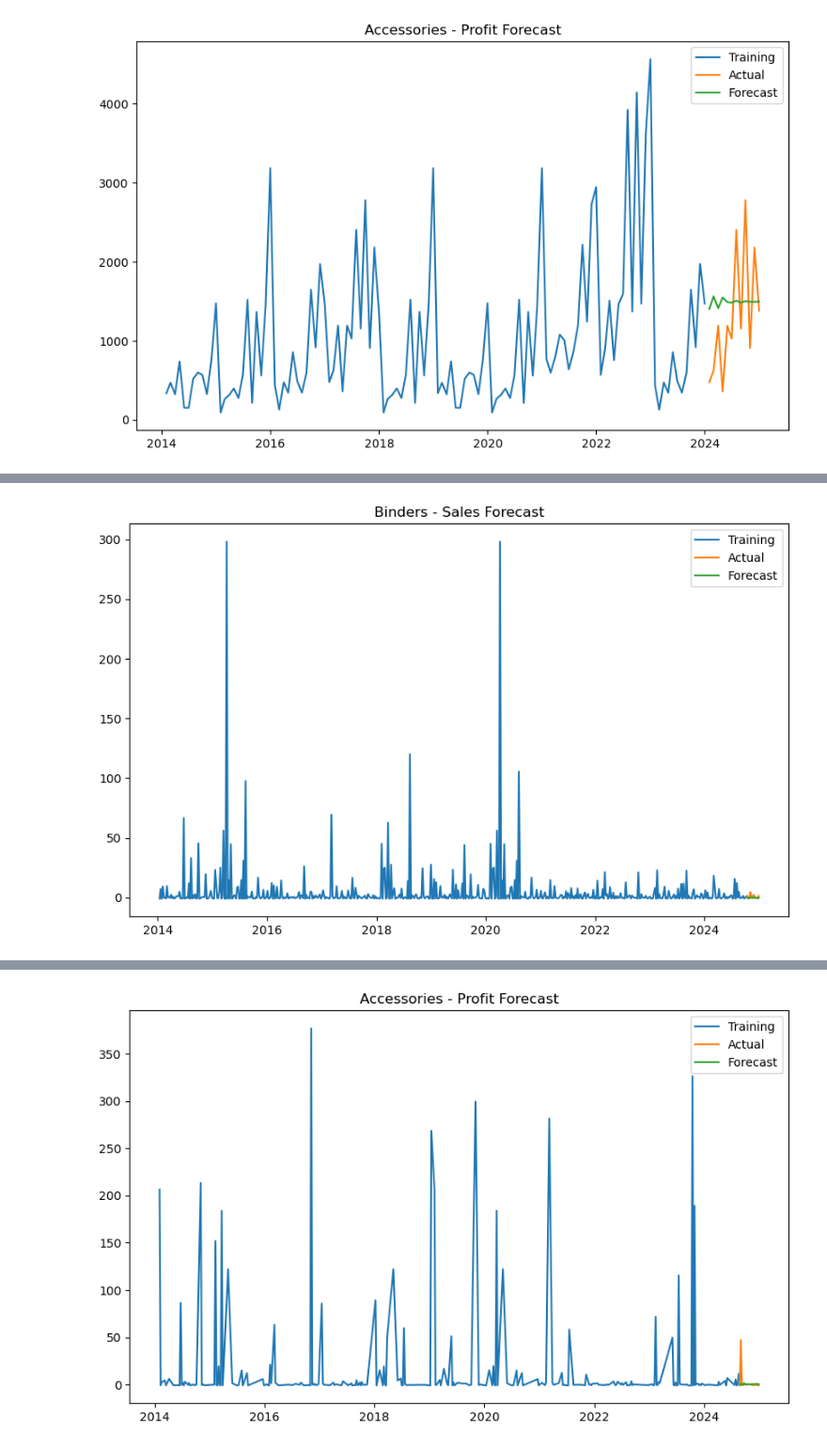
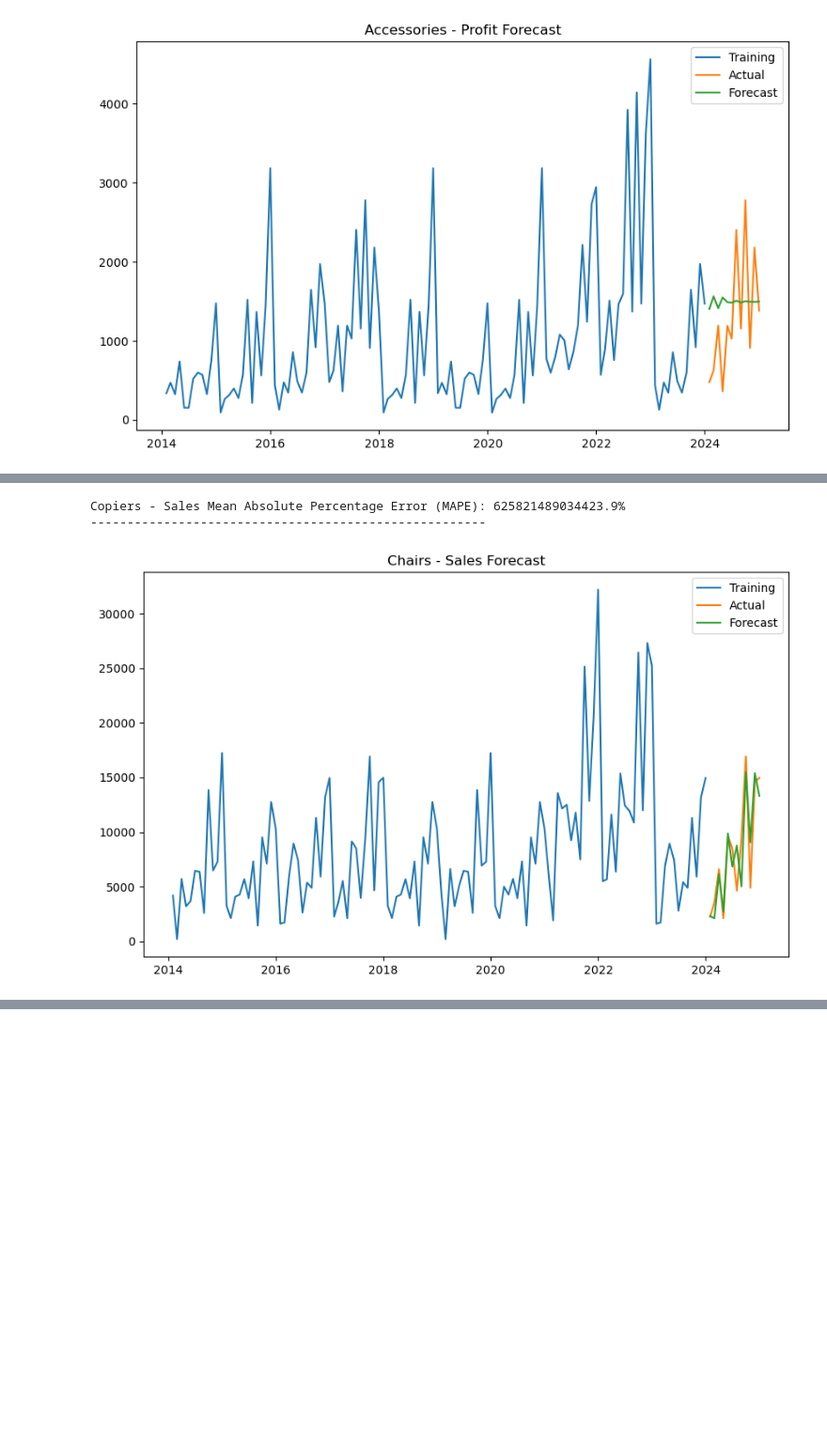
Before and after one commit to abzzer/Forecast-Peak-Ai, a Jupyter notebook: Forecast.ipynb, the cells around one changed output, grey strips where cells are left out. Shown at 94% size. Drawn from its saved outputs; the diff is of its cells as text; code cells hidden in the pictures; blank space fills up the shorter version.

Commit message:
final model

```diff
--- a/Forecast.ipynb
+++ b/Forecast.ipynb
@@ -230,6 +278,10 @@ for sub_category in subcategories_profit:
 [figure]
 # %%
 import pandas as pd
+from statsmodels.tsa.statespace.sarimax import SARIMAX
+import matplotlib.pyplot as plt
+from sklearn.metrics import mean_absolute_error, mean_squared_error
+import numpy as np
 
 # Load the CSV file
 file_path_csv = 'Superstore Dataset.csv'
@@ -241,19 +293,17 @@ orders_csv['Order Date'] = pd.to_datetime(orders_csv['Order Date'], dayfirst=Tru
 # Fill missing values
 orders_csv = orders_csv.fillna(0)
 
-# Filter the data for the specified sub-categories by sales
-subcategories_sales = ['Copiers', 'Binders', 'Chairs']
+# Filter the data for the specified sub-categories by sales and profit
+subcategories_sales = ['Copiers', 'Chairs']
+subcategories_profit = ['Copiers', 'Binders', 'Accessories']
 sales_data = orders_csv[orders_csv['Sub-Category'].isin(subcategories_sales)]
-
-# Filter the data for the specified sub-categories by profit
-subcategories_profit = ['Copiers', 'Binders', 'Accessories']
 profit_data = orders_csv[orders_csv['Sub-Category'].isin(subcategories_profit)]
 
-# Aggregate sales data by sub-category and week
-sales_data_agg = sales_data.groupby([pd.Grouper(key='Order Date', freq='W-MON'), 'Sub-Category'])['Sales'].sum().unstack().fillna(0)
+# Aggregate sales data by sub-category and month
+sales_data_agg = sales_data.groupby([pd.Grouper(key='Order Date', freq='M'), 'Sub-Category'])[['Sales', 'Discount']].sum().unstack().fillna(0)
 
-# Aggregate profit data by sub-category and week
-profit_data_agg = profit_data.groupby([pd.Grouper(key='Order Date', freq='W-MON'), 'Sub-Category'])['Profit'].sum().unstack().fillna(0)
+# Aggregate profit data by sub-category and month
+profit_data_agg = profit_data.groupby([pd.Grouper(key='Order Date', freq='M'), 'Sub-Category'])[['Profit', 'Discount']].sum().unstack().fillna(0)
 
 # Display the aggregated sales data and profit data
 print(sales_data_agg.head())
@@ -305,42 +328,45 @@ Order Date
 # %%
-from statsmodels.tsa.arima.model import ARIMA
-import matplotlib.pyplot as plt
-
-# Function to fit ARIMA model and plot forecasts
-def fit_arima_and_forecast(data, sub_category, column_name):
-    y = data[sub_category]
+# Function to fit ARIMAX model, plot forecasts, and evaluate accuracy
+def fit_arimax_and_forecast(data, sub_category, column_name):
+    y = data[(column_name, sub_category)]
+    X = data[('Discount', sub_category)]
 
     # Train-test split
-    train = y[:-12]
-    test = y[-12:]
+    train_y = y[:-12]
+    test_y = y[-12:]
+    train_X = X[:-12]
+    test_X = X[-12:]
 
-    # Fit ARIMA model
-    model = ARIMA(train, order=(5,1,0))
-    model_fit = model.fit()
+    # Fit ARIMAX model
+    model = SARIMAX(train_y, exog=train_X, order=(5,1,0))
+    model_fit = model.fit(disp=False)
 
     # Forecast
-    forecast = model_fit.forecast(steps=12)
-    forecast.index = test.index
-
-    # Reverse the log transformation
-    forecast = np.expm1(forecast)
-    train = np.expm1(train)
-    test = np.expm1(test)
+    forecast = model_fit.forecast(steps=12, exog=test_X)
+    forecast.index = test_y.index
 
     # Plot results
     plt.figure(figsize=(10, 6))
-    plt.plot(train, label='Training')
-    plt.plot(test, label='Actual')
+    plt.plot(train_y, label='Training')
+    plt.plot(test_y, label='Actual')
     plt.plot(forecast, label='Forecast')
     plt.title(f'{sub_category} - {column_name} Forecast')
     plt.legend()
     plt.show()
 
-# Apply ARIMA model for each sub-category by sales
-for sub_category in subcategories_sales:
-    fit_arima_and_forecast(sales_data_agg_diff, sub_category, 'Sales')
+    # Evaluate the model
+    epsilon = 1e-10  # small constant to avoid division by zero
+    mape = (abs((test_y - forecast) / (test_y + epsilon)) * 100).mean()
 
-# Apply ARIMA model for each sub-category by profit
-for sub_category in subcategories_profit:
-    fit_arima_and_forecast(profit_data_agg_diff, sub_category, 'Profit')
+    print(f'{sub_category} - {column_name} Mean Absolute Percentage Error (MAPE): {mape}%')
+    print('------------------------------------------------------')
+
+# Apply ARIMAX model for 'Copiers' and 'Chairs' by sales
+fit_arimax_and_forecast(sales_data_agg, 'Copiers', 'Sales')
+fit_arimax_and_forecast(sales_data_agg, 'Chairs', 'Sales')
+
+# Apply ARIMAX model for 'Copiers', 'Binders', and 'Accessories' by profit
+fit_arimax_and_forecast(profit_data_agg, 'Copiers', 'Profit')
+fit_arimax_and_forecast(profit_data_agg, 'Binders', 'Profit')
+fit_arimax_and_forecast(profit_data_agg, 'Accessories', 'Profit')
 # %% [output]
@@ -348 +374,3 @@ for sub_category in subcategories_profit:
+Copiers - Sales Mean Absolute Percentage Error (MAPE): 625821489034423.9%
+------------------------------------------------------
-[figure, old version]
+[figure, new version]
@@ -352 +385,0 @@ for sub_category in subcategories_profit:
-[figure, removed]
```
Also changed, not shown: parts of 5 cells of this notebook.
